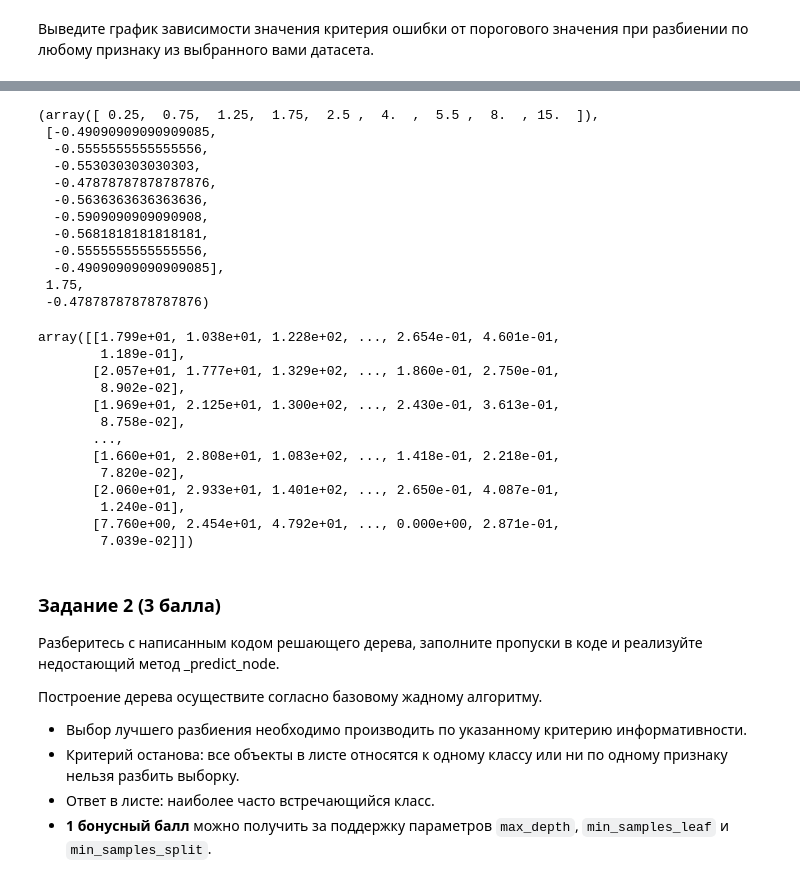
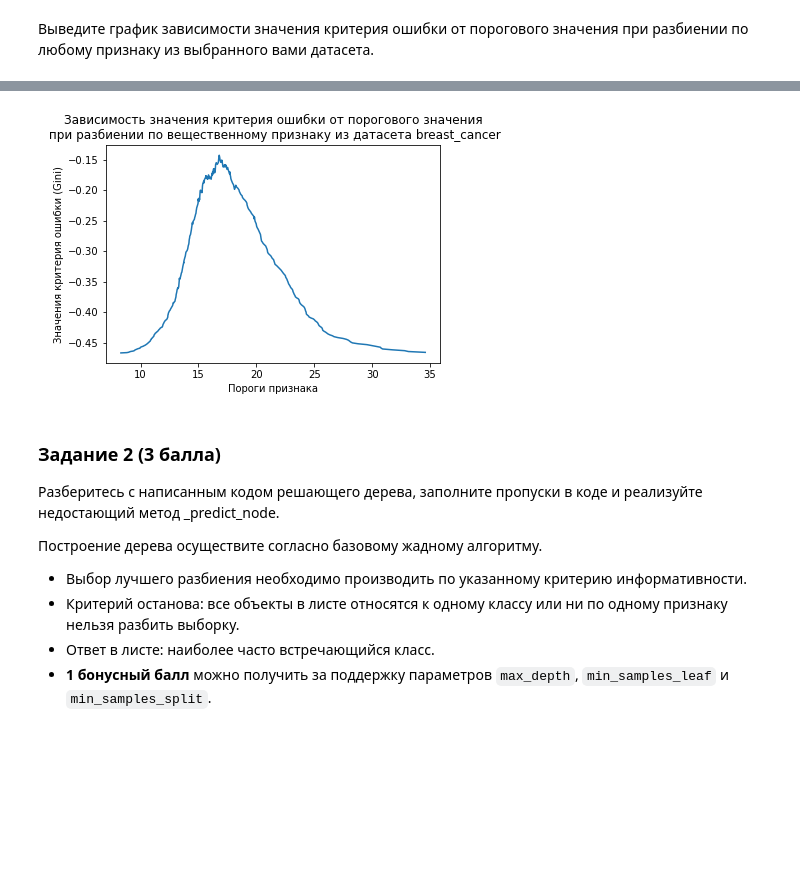
Before and after one commit to krsafonov/ml_nes_2021, a Jupyter notebook: homeworks/hw04_trees/hw04_trees.ipynb, the cells around one changed output, grey strips where cells are left out. Drawn from its saved outputs; the diff is of its cells as text; code cells hidden in the pictures; blank space fills up the shorter version.

```diff
--- a/homeworks/hw04_trees/hw04_trees.ipynb
+++ b/homeworks/hw04_trees/hw04_trees.ipynb
@@ -253,39 +120,19 @@ array([['1', 'a'],
-# %%
-find_best_split(b[:,0], b[:, 1])
-# %% [output]
-(array([ 0.25,  0.75,  1.25,  1.75,  2.5 ,  4.  ,  5.5 ,  8.  , 15.  ]),
- [-0.49090909090909085,
-  -0.5555555555555556,
-  -0.553030303030303,
-  -0.47878787878787876,
-  -0.5636363636363636,
-  -0.5909090909090908,
-  -0.5681818181818181,
-  -0.5555555555555556,
-  -0.49090909090909085],
- 1.75,
- -0.47878787878787876)
 # %%
-# ᕕ(╭ರ╭ ͟ʖ╮•́)⊃¤=(————-
-
 from sklearn.datasets import load_breast_cancer
-data = load_breast_cancer()
-
-data.data[:, 0]
+data = load_breast_cancer().data
+target = load_breast_cancer().target
-# %% [output]
-array([[1.799e+01, 1.038e+01, 1.228e+02, ..., 2.654e-01, 4.601e-01,
-        1.189e-01],
-       [2.057e+01, 1.777e+01, 1.329e+02, ..., 1.860e-01, 2.750e-01,
-        8.902e-02],
-       [1.969e+01, 2.125e+01, 1.300e+02, ..., 2.430e-01, 3.613e-01,
-        8.758e-02],
-       ...,
-       [1.660e+01, 2.808e+01, 1.083e+02, ..., 1.418e-01, 2.218e-01,
-        7.820e-02],
-       [2.060e+01, 2.933e+01, 1.401e+02, ..., 2.650e-01, 4.087e-01,
-        1.240e-01],
-       [7.760e+00, 2.454e+01, 4.792e+01, ..., 0.000e+00, 2.871e-01,
-        7.039e-02]])
+# %%
+thresholds, q_values, _, _ = find_best_split(data[:, 20], target)
+
+fig = plt.figure()
+plt.plot(thresholds, q_values)
+plt.title("Зависимость значения критерия ошибки от порогового значения\n при \
+разбиении по вещественному признаку из датасета breast_cancer")
+plt.xlabel("Пороги признака")
+plt.ylabel("Значения критерия ошибки (Gini)")
+plt.show()
+# %% [output]
+[figure, added]
 # %% [markdown]
 ### Задание 2 (3 балла)
 Разберитесь с написанным кодом решающего дерева, заполните пропуски в коде и реализуйте недостающий метод _predict_node.
```
Also changed, not shown: parts of 32 cells of this notebook.
